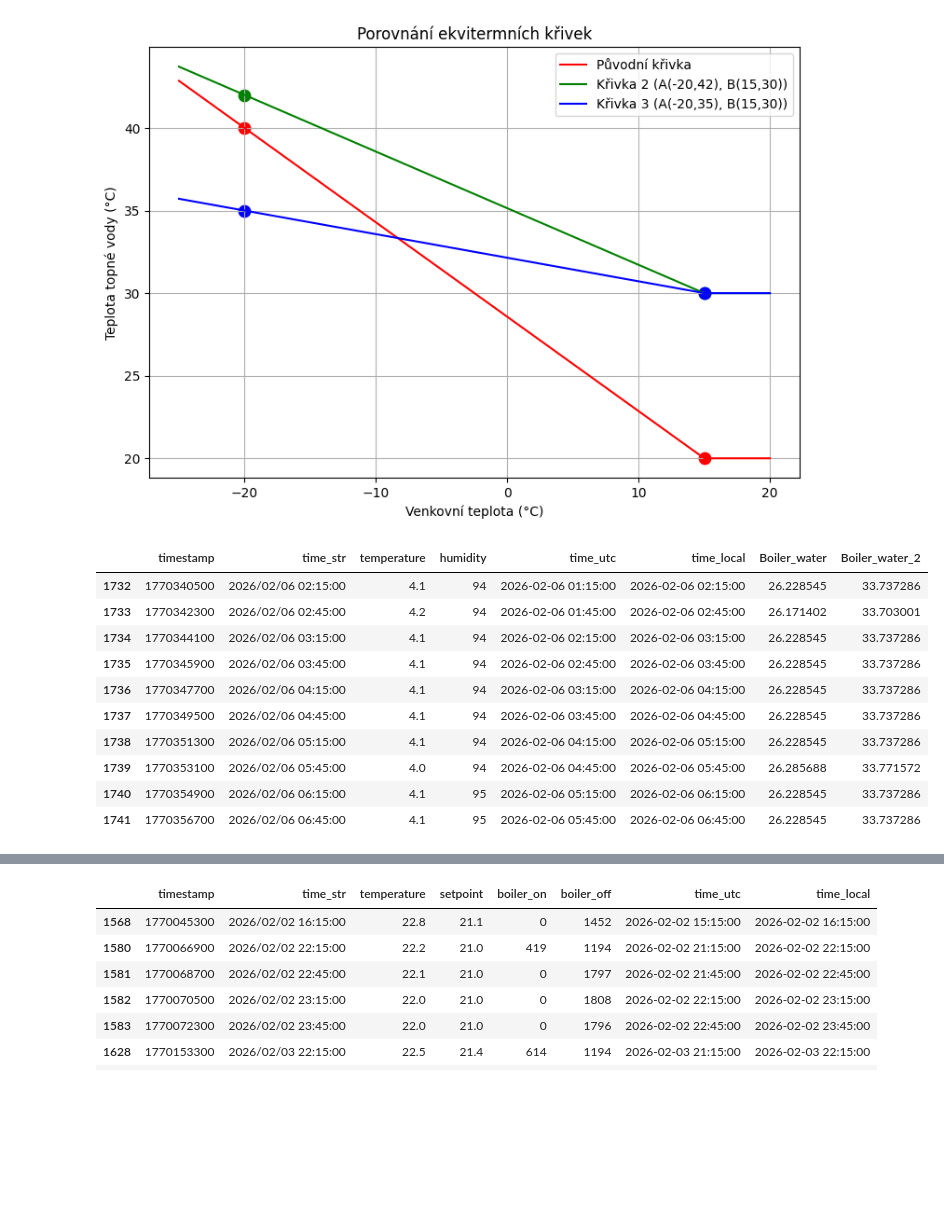
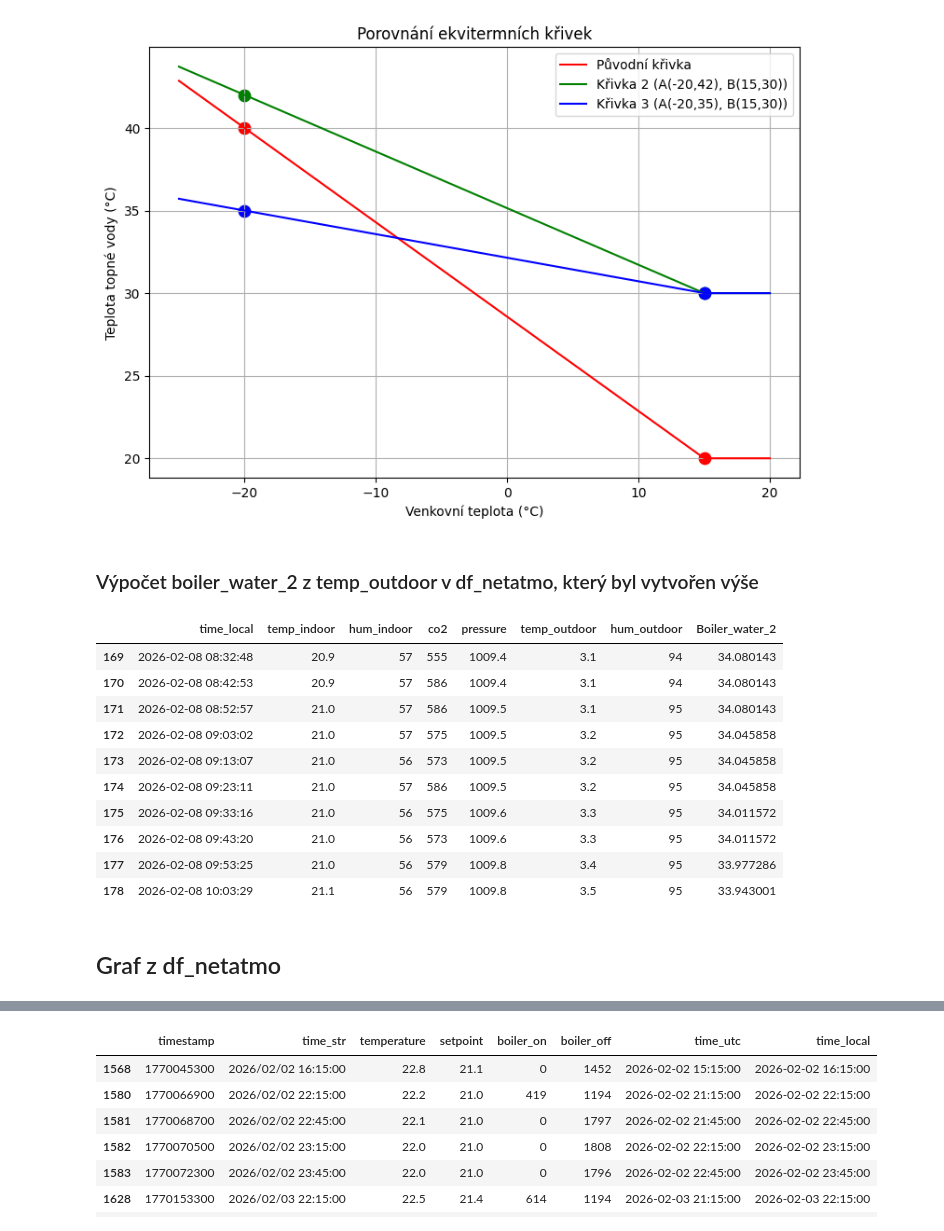
Before and after one commit to MarekCoderslab/Teploty_kotle, a Jupyter notebook: Teplota_kotle.ipynb, the cells around one changed output, grey strips where cells are left out. Saved outputs shown, nothing was run; the diff lists cells and outputs as text; code cells hidden in the pictures; blank space fills up the shorter version.

```diff
--- a/Teplota_kotle.ipynb
+++ b/Teplota_kotle.ipynb
@@ -25,22 +31,27 @@ df_plot.tail(20)
 # %%
 import pandas as pd
 
-path = "/Users/Marek/Library/Mobile Documents/com~apple~CloudDocs/Documents/GitHub/Teploty_kotle/Weather.csv"
+# Cesta k souboru
+path = "/Users/Marek/Library/Mobile Documents/com~apple~CloudDocs/Documents/GitHub/Teploty_kotle/netatmo_data.csv"
 
-# Přeskočíme prvních 5 řádků, kde nejsou data
-df_netatmo = pd.read_csv(path, skiprows=5)
+# Načtení dat - tentokrát bez skiprows, protože data začínají hned
+df_netatmo = pd.read_csv(path)
 
-# Oprava názvů sloupců
-df_netatmo.columns = ["timestamp", "time_str", "temperature", "humidity", "empty"]
+# Převod sloupce timestamp na skutečný formát datumu a času
+df_netatmo["timestamp"] = pd.to_datetime(df_netatmo["timestamp"])
 
-# Odstranění prázdného sloupce
-df_netatmo = df_netatmo.drop(columns=["empty"])
+# Přejmenování sloupců pro lepší přehlednost (volitelné, názvy už jsou dobré)
+# Pokud ti vyhovují stávající, tento blok můžeš smazat
+df_netatmo.columns = [
+    "time_local",
+    "temp_indoor",
+    "hum_indoor",
+    "co2",
+    "pressure",
+    "temp_outdoor",
+    "hum_outdoor"
+]
 
-# Převod timestamp → datetime
-df_netatmo["time_utc"] = pd.to_datetime(df_netatmo["timestamp"], unit="s")
-
-# Převod textového času → datetime
-df_netatmo["time_local"] = pd.to_datetime(df_netatmo["time_str"])
-
-df_netatmo
+# Ukázka dat
+df_netatmo.tail(10)
 # %% [output]
@@ -112,43 +123,47 @@ plt.legend()
 plt.show()
 # %% [output]
 [figure]
+# %% [markdown]
+### Výpočet boiler_water_2 z temp_outdoor v df_netatmo, který byl vytvořen výše
 # %%
 import pandas as pd
 
 # Původní křivka
 def hokejka(temp_in):
     if temp_in <= 15:
         return -0.571428 * temp_in + 28.5714
     else:
         return 20
 
 # Nová křivka podle bodů A(-20/40) a B(15/30)
 def hokejka2(temp_in):
     if temp_in <= 15:
         return -0.342857 * temp_in + 35.143
     else:
         return 30
 
 # Sloupec Boiler_water
-df_netatmo["Boiler_water"] = df_netatmo["temperature"].apply(hokejka)
+# df_netatmo["Boiler_water"] = df_netatmo["temp_outdoor"].apply(hokejka)
 
 # Nový sloupec Boiler_water_2
-df_netatmo["Boiler_water_2"] = df_netatmo["temperature"].apply(hokejka2)
+df_netatmo["Boiler_water_2"] = df_netatmo["temp_outdoor"].apply(hokejka2)
 
 # Ukázka posledních 10 řádků
 df_netatmo.tail(10)
 # %% [output]
-|  | timestamp | time_str | temperature | humidity | time_utc | time_local | Boiler_water | Boiler_water_2 |
-| 1732 | 1770340500 | 2026/02/06 02:15:00 | 4.1 | 94 | 2026-02-06 01:15:00 | 2026-02-06 02:15:00 | 26.228545 | 33.737286 |
-| 1733 | 1770342300 | 2026/02/06 02:45:00 | 4.2 | 94 | 2026-02-06 01:45:00 | 2026-02-06 02:45:00 | 26.171402 | 33.703001 |
-| 1734 | 1770344100 | 2026/02/06 03:15:00 | 4.1 | 94 | 2026-02-06 02:15:00 | 2026-02-06 03:15:00 | 26.228545 | 33.737286 |
-| 1735 | 1770345900 | 2026/02/06 03:45:00 | 4.1 | 94 | 2026-02-06 02:45:00 | 2026-02-06 03:45:00 | 26.228545 | 33.737286 |
-| 1736 | 1770347700 | 2026/02/06 04:15:00 | 4.1 | 94 | 2026-02-06 03:15:00 | 2026-02-06 04:15:00 | 26.228545 | 33.737286 |
-| 1737 | 1770349500 | 2026/02/06 04:45:00 | 4.1 | 94 | 2026-02-06 03:45:00 | 2026-02-06 04:45:00 | 26.228545 | 33.737286 |
-| 1738 | 1770351300 | 2026/02/06 05:15:00 | 4.1 | 94 | 2026-02-06 04:15:00 | 2026-02-06 05:15:00 | 26.228545 | 33.737286 |
-| 1739 | 1770353100 | 2026/02/06 05:45:00 | 4.0 | 94 | 2026-02-06 04:45:00 | 2026-02-06 05:45:00 | 26.285688 | 33.771572 |
-| 1740 | 1770354900 | 2026/02/06 06:15:00 | 4.1 | 95 | 2026-02-06 05:15:00 | 2026-02-06 06:15:00 | 26.228545 | 33.737286 |
-| 1741 | 1770356700 | 2026/02/06 06:45:00 | 4.1 | 95 | 2026-02-06 05:45:00 | 2026-02-06 06:45:00 | 26.228545 | 33.737286 |
+|  | time_local | temp_indoor | hum_indoor | co2 | pressure | temp_outdoor | hum_outdoor | Boiler_water_2 |
+| 169 | 2026-02-08 08:32:48 | 20.9 | 57 | 555 | 1009.4 | 3.1 | 94 | 34.080143 |
+| 170 | 2026-02-08 08:42:53 | 20.9 | 57 | 586 | 1009.4 | 3.1 | 94 | 34.080143 |
+| 171 | 2026-02-08 08:52:57 | 21.0 | 57 | 586 | 1009.5 | 3.1 | 95 | 34.080143 |
+| 172 | 2026-02-08 09:03:02 | 21.0 | 57 | 575 | 1009.5 | 3.2 | 95 | 34.045858 |
+| 173 | 2026-02-08 09:13:07 | 21.0 | 56 | 573 | 1009.5 | 3.2 | 95 | 34.045858 |
+| 174 | 2026-02-08 09:23:11 | 21.0 | 57 | 586 | 1009.5 | 3.2 | 95 | 34.045858 |
+| 175 | 2026-02-08 09:33:16 | 21.0 | 56 | 575 | 1009.6 | 3.3 | 95 | 34.011572 |
+| 176 | 2026-02-08 09:43:20 | 21.0 | 56 | 573 | 1009.6 | 3.3 | 95 | 34.011572 |
+| 177 | 2026-02-08 09:53:25 | 21.0 | 56 | 579 | 1009.8 | 3.4 | 95 | 33.977286 |
+| 178 | 2026-02-08 10:03:29 | 21.1 | 56 | 579 | 1009.8 | 3.5 | 95 | 33.943001 |
+# %% [markdown]
+## Graf z df_netatmo
 # %%
 import matplotlib.pyplot as plt
 import matplotlib.dates as mdates
```
Also changed, not shown: parts of 17 cells of this notebook, 15 other files.
